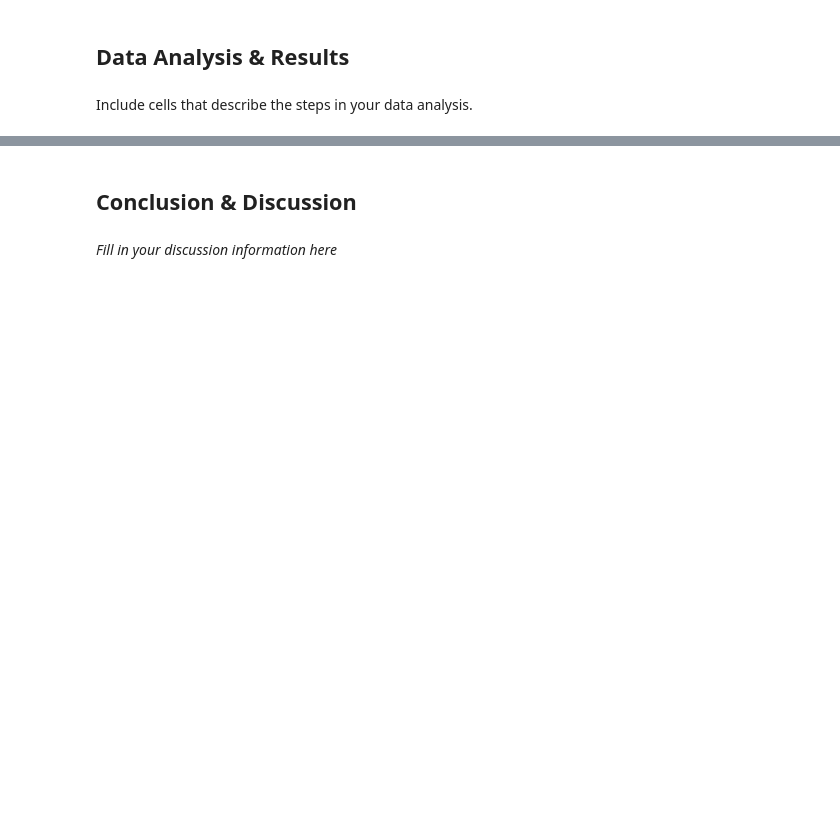
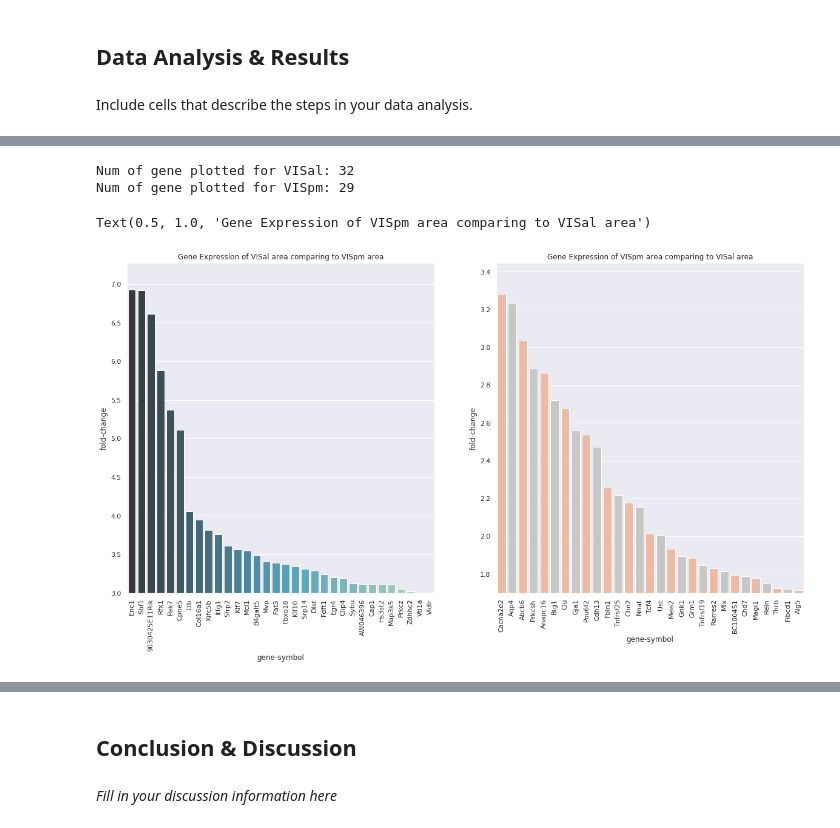
Before and after one commit to tthd0214/CellTypeProject, a Jupyter notebook: CellTypesProject_group8.ipynb, the cells around one changed output, grey strips where cells are left out. Cells and saved outputs as stored; diff of their text form; code cells hidden in the pictures; blank space fills up the shorter version.

Commit message:
New plots

```diff
--- a/CellTypesProject_group8.ipynb
+++ b/CellTypesProject_group8.ipynb
@@ -102,3 +79,14 @@ print(VISpm_VISal_pd.head)
 ## Data Wrangling
 # %% [markdown]
 Describe your data wrangling steps here.
+# %%
+# Extract the fold change data and merge the expression data from the two regions
+
+VISal_VISpm_pd_fold = VISal_VISpm_pd[['gene-symbol', 'fold-change']]
+
+VISpm_VISal_pd_fold = VISpm_VISal_pd[['gene-symbol', 'fold-change']]
+
+expression_data = pd.merge(VISal_VISpm_pd_fold, VISpm_VISal_pd_fold, how = 'outer', on = 'gene-symbol')
+expression_data.columns = ['gene-symbol', 'VISal gene fold change', 'VISpm gene fold change']
+expression_data = expression_data.dropna()
+expression_data
@@ -226,0 +313,25 @@ Include cells that describe the steps in your data analysis.
+# %%
+# plotting the gene expression data through barplot
+fig, ax = plt.subplots(ncols = 2,figsize=(20,10))
+sns.set()
+VISal_VISpm_plot= VISal_VISpm_pd_fold[VISal_VISpm_pd_fold["fold-change"] > 3]
+VISpm_VISal_plot = VISpm_VISal_pd_fold[VISpm_VISal_pd_fold["fold-change"] > 1.7]
+
+print("Num of gene plotted for VISal: " + str(len(VISal_VISpm_plot)))
+print("Num of gene plotted for VISpm: " + str(len(VISpm_VISal_plot)))
+
+ax1 = sns.barplot(x = "gene-symbol", y = "fold-change", data = VISal_VISpm_plot, ax = ax[0], palette="GnBu_d")
+ax1.set_xticklabels(labels = VISal_VISpm_plot['gene-symbol'], rotation=90)
+ax1.set_ylim(3,)
+ax1.set_title('Gene Expression of VISal area comparing to VISpm area')
+
+custom_palette = sns.color_palette("RdGy", 2)
+ax2 = sns.barplot(x = "gene-symbol", y = "fold-change", data = VISpm_VISal_plot, ax = ax[1], palette=custom_palette )
+ax2.set_xticklabels(labels = VISpm_VISal_plot['gene-symbol'], rotation=90)
+ax2.set_ylim(1.7,)
+ax2.set_title('Gene Expression of VISpm area comparing to VISal area')
+# %% [output]
+Num of gene plotted for VISal: 32
+Num of gene plotted for VISpm: 29
+Text(0.5, 1.0, 'Gene Expression of VISpm area comparing to VISal area')
+[figure, added]
```
Also changed, not shown: parts of 13 cells of this notebook.
